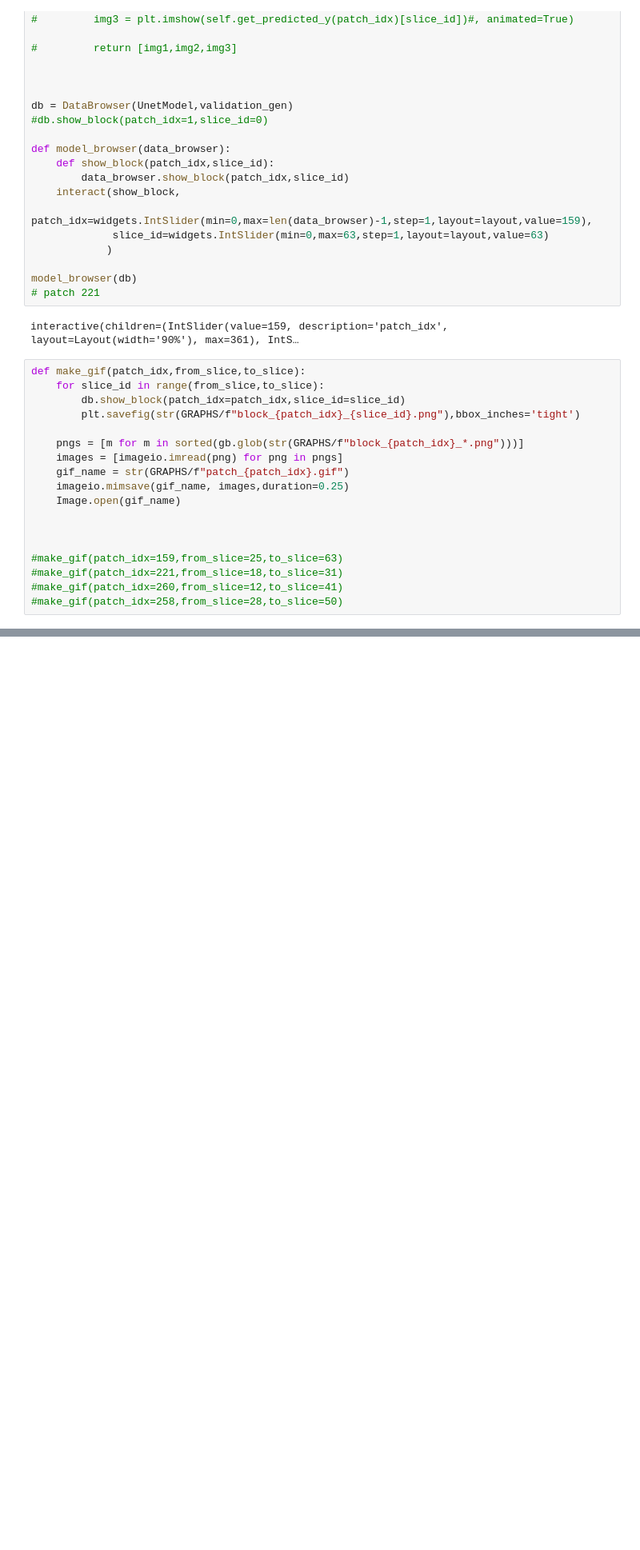
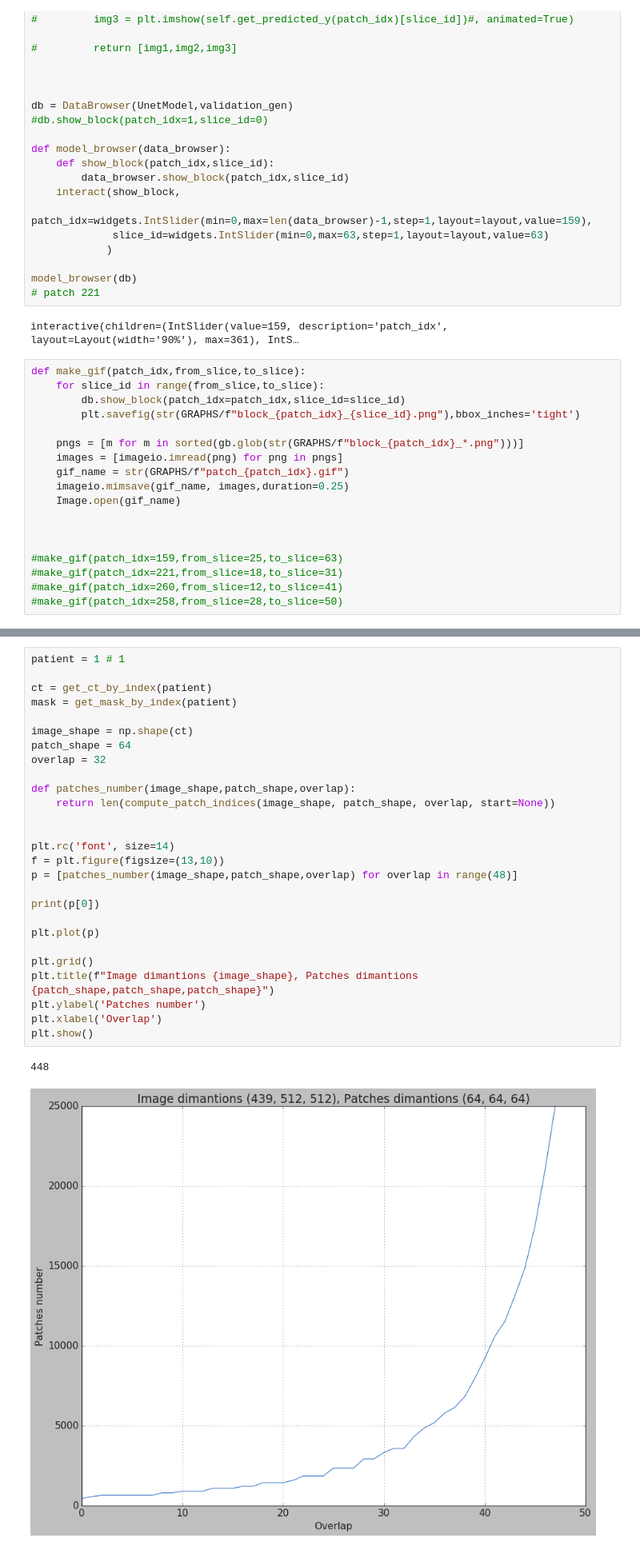
Before and after one commit to amer/3DUnet, a Jupyter notebook: 3dUNet.ipynb, the cells around one changed output, grey strips where cells are left out. Shown: that part at 80% size. Saved outputs shown, nothing was run; the diff lists cells and outputs as text; blank space fills up the shorter version.

```diff
--- a/3dUNet.ipynb
+++ b/3dUNet.ipynb
@@ -1001,0 +1079,30 @@ Text(0.5,0,'epochs')
+# %%
+patient = 1 # 1
+
+ct = get_ct_by_index(patient)
+mask = get_mask_by_index(patient)
+
+image_shape = np.shape(ct)
+patch_shape = 64
+overlap = 32
+
+def patches_number(image_shape,patch_shape,overlap):
+    return len(compute_patch_indices(image_shape, patch_shape, overlap, start=None))
+
+
+plt.rc('font', size=14)
+f = plt.figure(figsize=(13,10))
+p = [patches_number(image_shape,patch_shape,overlap) for overlap in range(48)]
+
+print(p[0])
+
+plt.plot(p)
+
+plt.grid()
+plt.title(f"Image dimantions {image_shape}, Patches dimantions {patch_shape,patch_shape,patch_shape}")
+plt.ylabel('Patches number')
+plt.xlabel('Overlap')
+plt.show()
+# %% [output]
+448
+[figure, added]
```
Also changed, not shown: parts of 3 cells of this notebook, 1 other file.
